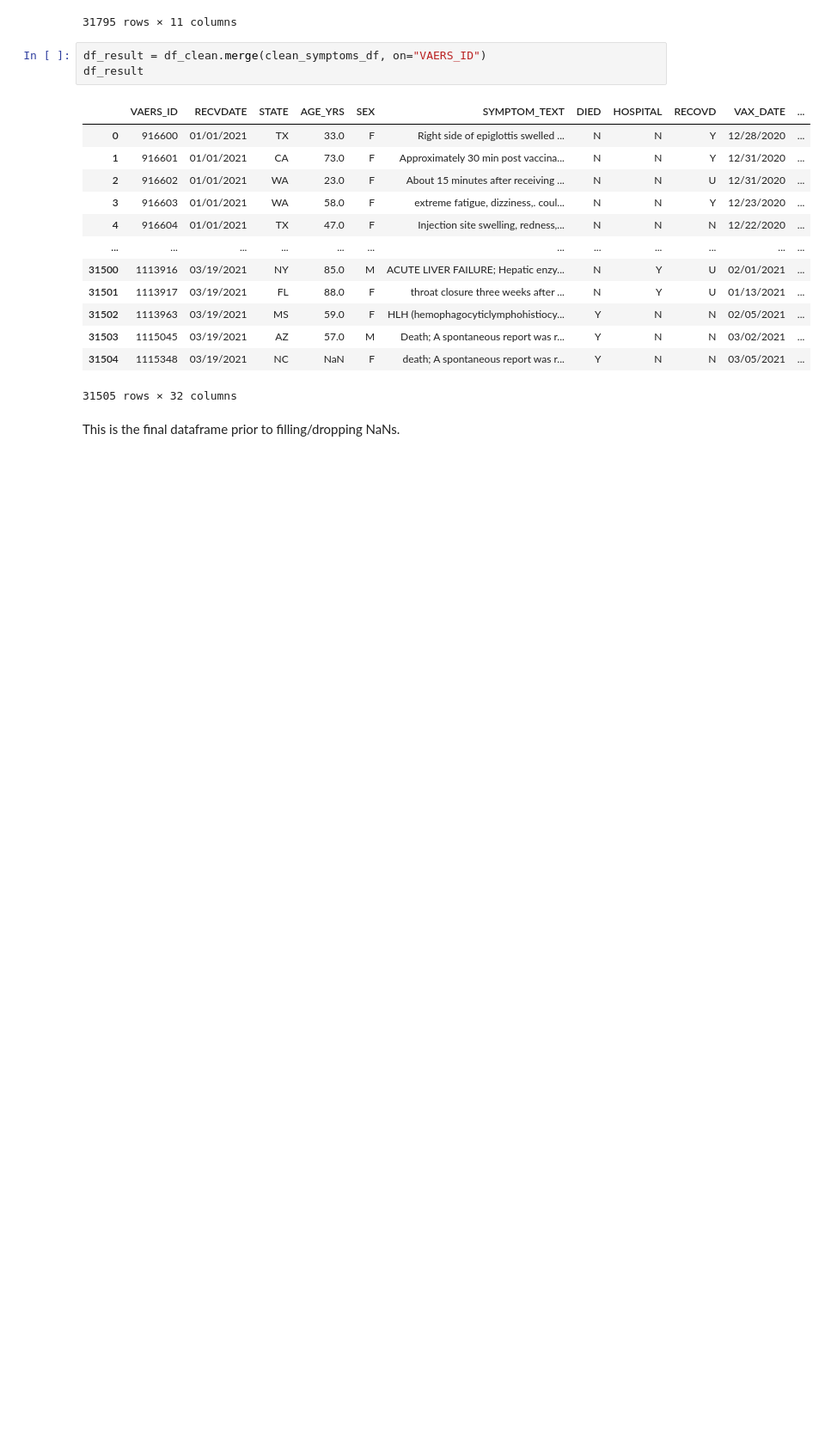
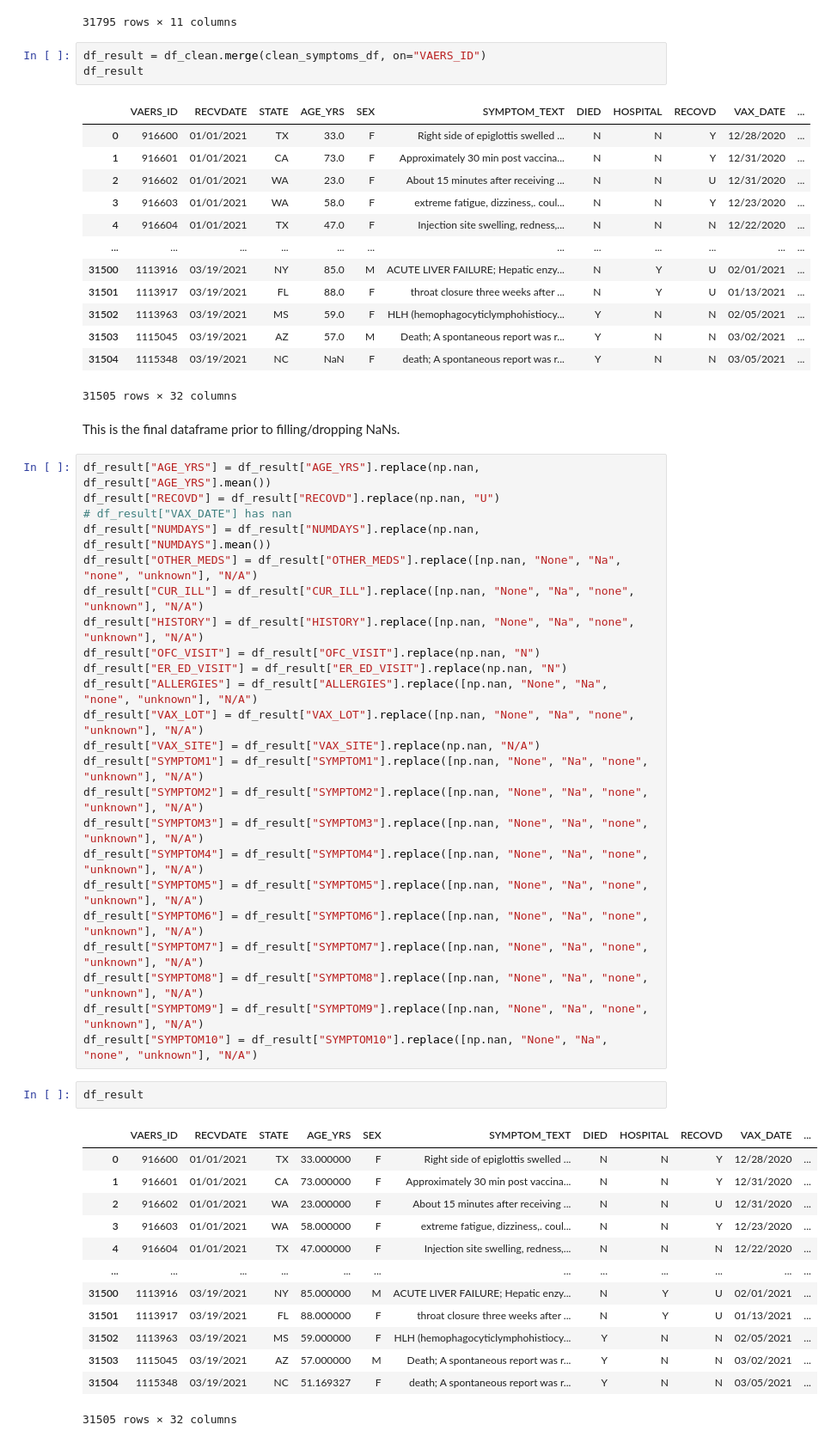
Before and after one commit to ysunkara/CSC_466, a Jupyter notebook: Cleaning.ipynb, the cells around one changed output. Shown at 86% size. Cells and saved outputs as stored; diff of their text form; blank space fills up the shorter version.

```diff
--- a/Cleaning.ipynb
+++ b/Cleaning.ipynb
@@ -649,3 +650,42 @@ df_result
 31505 rows × 32 columns
 # %% [markdown]
 This is the final dataframe prior to filling/dropping NaNs.
+# %%
+df_result["AGE_YRS"] = df_result["AGE_YRS"].replace(np.nan, df_result["AGE_YRS"].mean())
+df_result["RECOVD"] = df_result["RECOVD"].replace(np.nan, "U")
+# df_result["VAX_DATE"] has nan
+df_result["NUMDAYS"] = df_result["NUMDAYS"].replace(np.nan, df_result["NUMDAYS"].mean())
+df_result["OTHER_MEDS"] = df_result["OTHER_MEDS"].replace([np.nan, "None", "Na", "none", "unknown"], "N/A")
+df_result["CUR_ILL"] = df_result["CUR_ILL"].replace([np.nan, "None", "Na", "none", "unknown"], "N/A")
+df_result["HISTORY"] = df_result["HISTORY"].replace([np.nan, "None", "Na", "none", "unknown"], "N/A")
+df_result["OFC_VISIT"] = df_result["OFC_VISIT"].replace(np.nan, "N")
+df_result["ER_ED_VISIT"] = df_result["ER_ED_VISIT"].replace(np.nan, "N")
+df_result["ALLERGIES"] = df_result["ALLERGIES"].replace([np.nan, "None", "Na", "none", "unknown"], "N/A")
+df_result["VAX_LOT"] = df_result["VAX_LOT"].replace([np.nan, "None", "Na", "none", "unknown"], "N/A")
+df_result["VAX_SITE"] = df_result["VAX_SITE"].replace(np.nan, "N/A")
+df_result["SYMPTOM1"] = df_result["SYMPTOM1"].replace([np.nan, "None", "Na", "none", "unknown"], "N/A")
+df_result["SYMPTOM2"] = df_result["SYMPTOM2"].replace([np.nan, "None", "Na", "none", "unknown"], "N/A")
+df_result["SYMPTOM3"] = df_result["SYMPTOM3"].replace([np.nan, "None", "Na", "none", "unknown"], "N/A")
+df_result["SYMPTOM4"] = df_result["SYMPTOM4"].replace([np.nan, "None", "Na", "none", "unknown"], "N/A")
+df_result["SYMPTOM5"] = df_result["SYMPTOM5"].replace([np.nan, "None", "Na", "none", "unknown"], "N/A")
+df_result["SYMPTOM6"] = df_result["SYMPTOM6"].replace([np.nan, "None", "Na", "none", "unknown"], "N/A")
+df_result["SYMPTOM7"] = df_result["SYMPTOM7"].replace([np.nan, "None", "Na", "none", "unknown"], "N/A")
+df_result["SYMPTOM8"] = df_result["SYMPTOM8"].replace([np.nan, "None", "Na", "none", "unknown"], "N/A")
+df_result["SYMPTOM9"] = df_result["SYMPTOM9"].replace([np.nan, "None", "Na", "none", "unknown"], "N/A")
+df_result["SYMPTOM10"] = df_result["SYMPTOM10"].replace([np.nan, "None", "Na", "none", "unknown"], "N/A")
+# %%
+df_result
+# %% [output]
+|  | VAERS_ID | RECVDATE | STATE | AGE_YRS | SEX | SYMPTOM_TEXT | DIED | HOSPITAL | RECOVD | VAX_DATE | ... |
+| 0 | 916600 | 01/01/2021 | TX | 33.000000 | F | Right side of epiglottis swelled ... | N | N | Y | 12/28/2020 | ... |
+| 1 | 916601 | 01/01/2021 | CA | 73.000000 | F | Approximately 30 min post vaccina... | N | N | Y | 12/31/2020 | ... |
+| 2 | 916602 | 01/01/2021 | WA | 23.000000 | F | About 15 minutes after receiving ... | N | N | U | 12/31/2020 | ... |
+| 3 | 916603 | 01/01/2021 | WA | 58.000000 | F | extreme fatigue, dizziness,. coul... | N | N | Y | 12/23/2020 | ... |
+| 4 | 916604 | 01/01/2021 | TX | 47.000000 | F | Injection site swelling, redness,... | N | N | N | 12/22/2020 | ... |
+| ... | ... | ... | ... | ... | ... | ... | ... | ... | ... | ... | ... |
+| 31500 | 1113916 | 03/19/2021 | NY | 85.000000 | M | ACUTE LIVER FAILURE; Hepatic enzy... | N | Y | U | 02/01/2021 | ... |
+| 31501 | 1113917 | 03/19/2021 | FL | 88.000000 | F | throat closure three weeks after ... | N | Y | U | 01/13/2021 | ... |
+| 31502 | 1113963 | 03/19/2021 | MS | 59.000000 | F | HLH (hemophagocyticlymphohistiocy... | Y | N | N | 02/05/2021 | ... |
+| 31503 | 1115045 | 03/19/2021 | AZ | 57.000000 | M | Death; A spontaneous report was r... | Y | N | N | 03/02/2021 | ... |
+| 31504 | 1115348 | 03/19/2021 | NC | 51.169327 | F | death; A spontaneous report was r... | Y | N | N | 03/05/2021 | ... |
+31505 rows × 32 columns
```
Also changed, not shown: parts of 10 cells of this notebook.
